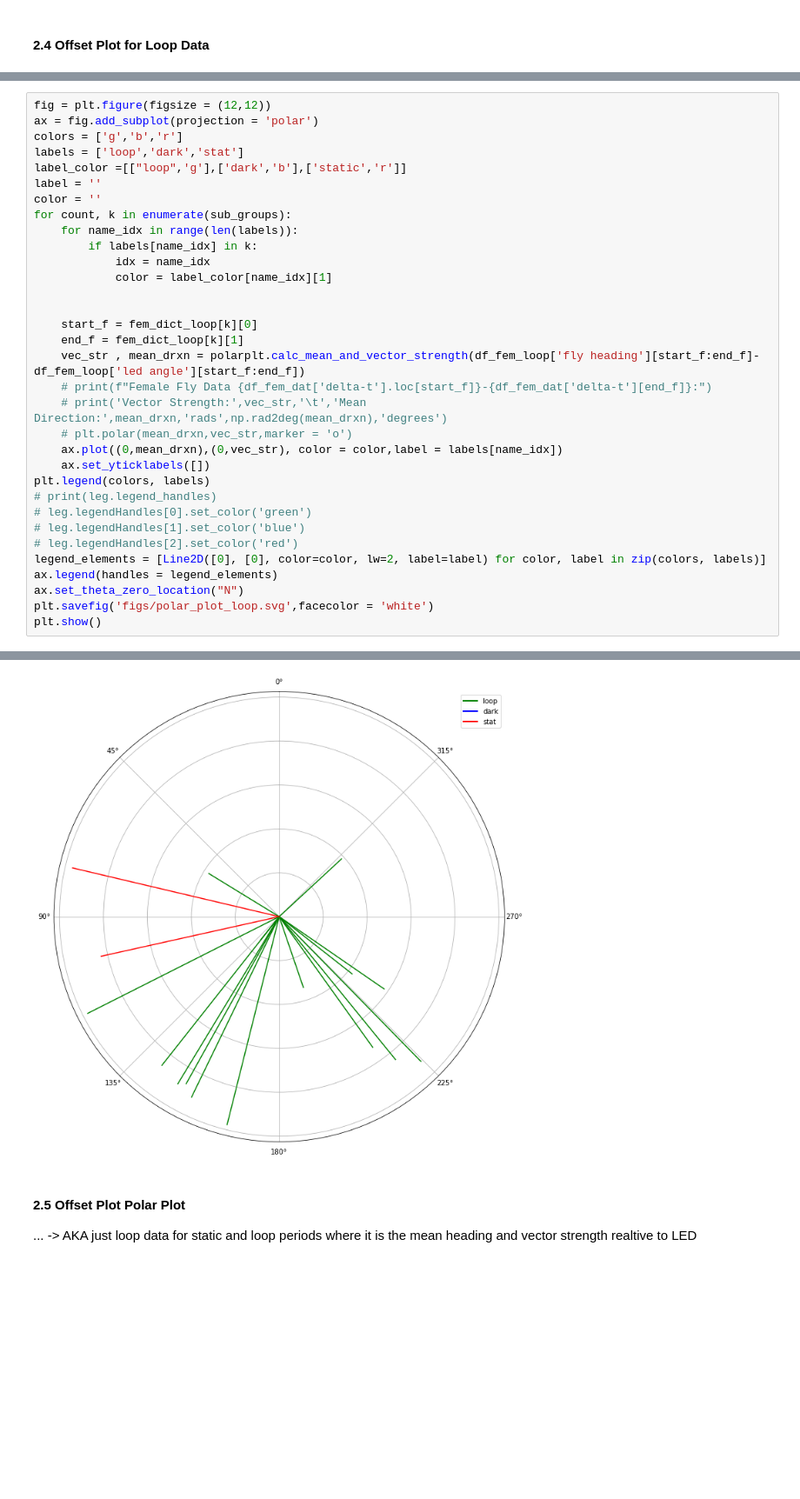
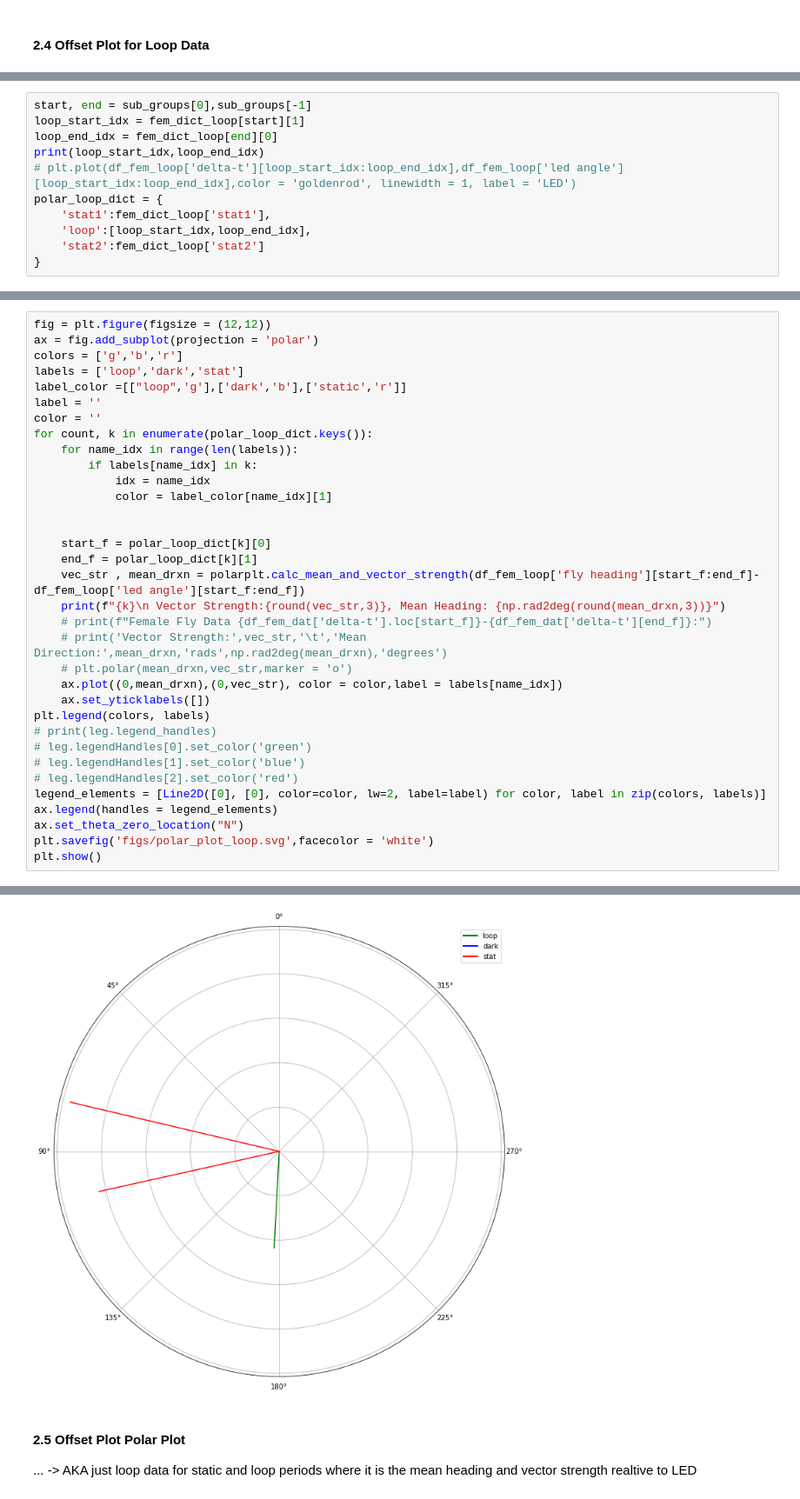
Before and after one commit to warren-lab/flyplot, a Jupyter notebook: Magno_Compare/magno_compare.ipynb, the cells around one changed output, grey strips where cells are left out. Shown at 87% size. Drawn from its saved outputs; the diff is of its cells as text; blank space fills up the shorter version.

Commit message:
fixed polar plot, need to do a quick revision on the data to make sure it is good to go... next step is finalizing the static data analysis

```diff
--- a/Magno_Compare/magno_compare.ipynb
+++ b/Magno_Compare/magno_compare.ipynb
@@ -275,0 +307,11 @@ plt.savefig('figs/offset_loop.svg',facecolor = 'white')
+# %%
+start, end = sub_groups[0],sub_groups[-1]
+loop_start_idx = fem_dict_loop[start][1]
+loop_end_idx = fem_dict_loop[end][0]
+print(loop_start_idx,loop_end_idx)
+# plt.plot(df_fem_loop['delta-t'][loop_start_idx:loop_end_idx],df_fem_loop['led angle'][loop_start_idx:loop_end_idx],color = 'goldenrod', linewidth = 1, label = 'LED')
+polar_loop_dict = {
+    'stat1':fem_dict_loop['stat1'],
+    'loop':[loop_start_idx,loop_end_idx],
+    'stat2':fem_dict_loop['stat2']
+}
@@ -281,16 +327,17 @@ labels = ['loop','dark','stat']
 label_color =[["loop",'g'],['dark','b'],['static','r']]
 label = ''
 color = ''
-for count, k in enumerate(sub_groups):
+for count, k in enumerate(polar_loop_dict.keys()):
     for name_idx in range(len(labels)):
         if labels[name_idx] in k:
             idx = name_idx
             color = label_color[name_idx][1]
 
 
-    start_f = fem_dict_loop[k][0]
-    end_f = fem_dict_loop[k][1]
+    start_f = polar_loop_dict[k][0]
+    end_f = polar_loop_dict[k][1]
     vec_str , mean_drxn = polarplt.calc_mean_and_vector_strength(df_fem_loop['fly heading'][start_f:end_f]-df_fem_loop['led angle'][start_f:end_f])
+    print(f"{k}\n Vector Strength:{round(vec_str,3)}, Mean Heading: {np.rad2deg(round(mean_drxn,3))}")
     # print(f"Female Fly Data {df_fem_dat['delta-t'].loc[start_f]}-{df_fem_dat['delta-t'][end_f]}:")
     # print('Vector Strength:',vec_str,'\t','Mean Direction:',mean_drxn,'rads',np.rad2deg(mean_drxn),'degrees')
     # plt.polar(mean_drxn,vec_str,marker = 'o')
@@ -319,4 +372,4 @@ See: https://matplotlib.org/users/legend_guide.html#creating-artists-specificall
-[figure, old version]
+[figure, new version]
 # %% [markdown]
 #### 2.5 Offset Plot Polar Plot
 ... -> AKA just loop data for static and loop periods where it is the mean heading and vector strength realtive to LED
```
Also changed, not shown: parts of 7 cells of this notebook, 3 other files.
